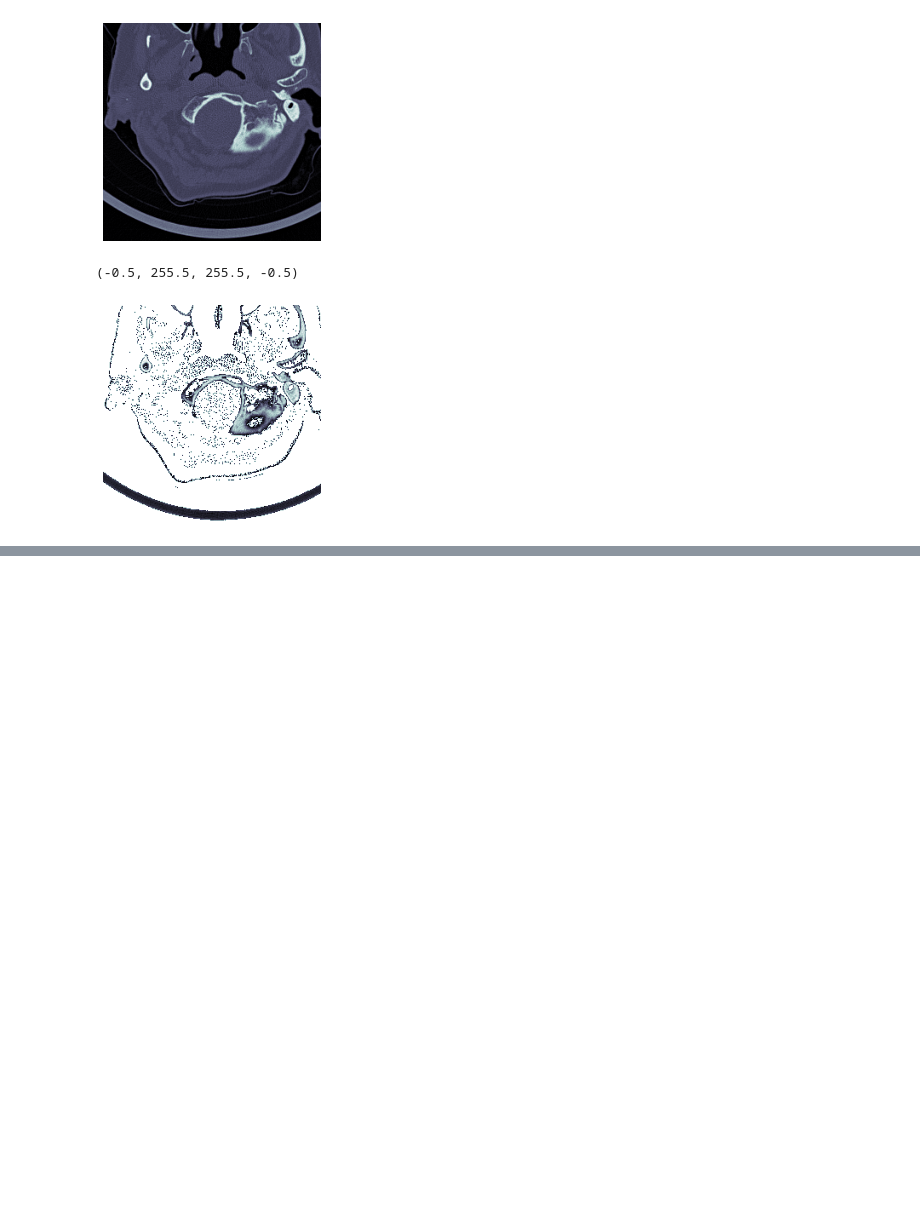
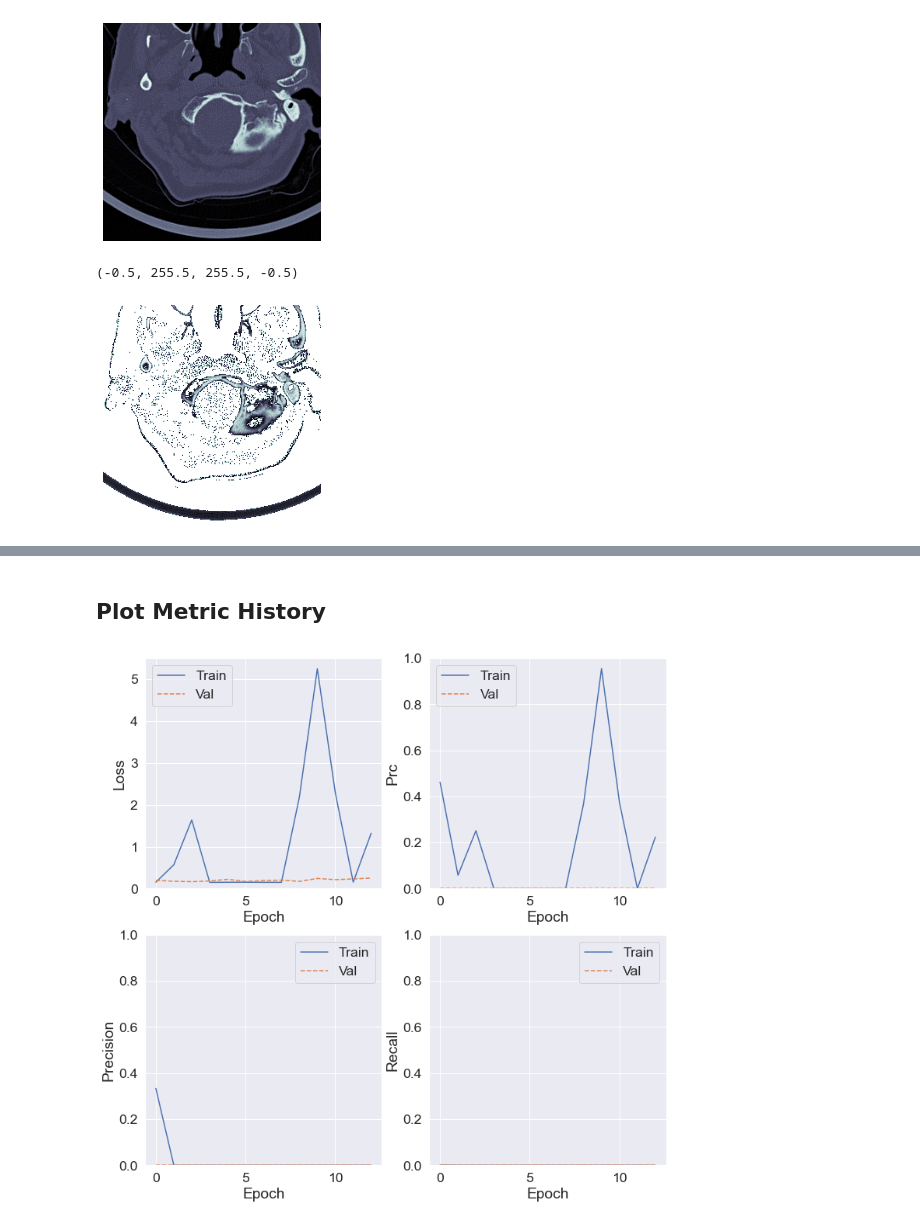
Before and after one commit to janehung04/UCB-w210-2022-fall-neckfrac, a Jupyter notebook: effnet_models/effinet_whole_model_by_vertebrae.ipynb, the cells around one changed output, grey strips where cells are left out. Drawn from its saved outputs; the diff is of its cells as text; code cells hidden in the pictures; blank space fills up the shorter version.

Commit message:
update effnet models

```diff
--- a/effinet_whole_model.ipynb
+++ b/effnet_models/effinet_whole_model_by_vertebrae.ipynb
@@ -365,12 +319,23 @@ def RSNATestGenerator(test_df, batch_size, infinite = True, base_path = test_dir
 # %%
-def get_model():
+def get_model(metrics=METRICS, output_bias=None):
+
+    if output_bias is not None:
+        output_bias = tf.keras.initializers.Constant(output_bias)
+
     inp = keras.layers.Input((None, None ,1))
     x = Conv2D(3, 3, padding = 'SAME')(inp)
     x = efficientnet.EfficientNetB5(include_top=False, weights='imagenet')(x)
     x = keras.layers.GlobalAveragePooling2D()(x)
-    out = keras.layers.Dense(7, 'sigmoid')(x)
+
+    # train individual vertebrae one at a time
+    out = keras.layers.Dense(1, 'sigmoid', bias_initializer=None)(x) #8
+
     model = keras.models.Model(inp, out)
+
     model.summary()
-    model.compile(loss="binary_crossentropy", optimizer = tf.keras.optimizers.Adam(learning_rate = 0.0001))
+
+    model.compile(loss="binary_crossentropy",
+                  optimizer = tf.keras.optimizers.Adam(learning_rate = 0.00001),#0.00005
+                  metrics=metrics)
     return model
 # %% [markdown]
@@ -531,0 +343,2 @@ df_submission.to_csv('submission.csv', index = 0)
+# %%
+trainin_step = ['C1','C2','C3','C4','C5','C6','C7','patient_overall']
@@ -531,0 +396,29 @@ df_submission.to_csv('submission.csv', index = 0)
+# %% [markdown]
+## Plot Metric History
+# %%
+def plot_metrics(history):
+    metrics = ['loss', 'prc', 'precision', 'recall']
+
+    plt.figure(figsize=(12,12))
+
+    for n, metric in enumerate(metrics):
+        name = metric.replace("_"," ").capitalize()
+
+        plt.subplot(2,2,n+1)
+        plt.plot(history.epoch, history.history[metric], label='Train')
+        plt.plot(history.epoch, history.history['val_'+metric],
+            linestyle="--", label='Val')
+        plt.xlabel('Epoch')
+        plt.ylabel(name)
+        if metric == 'loss':
+            plt.ylim([0, plt.ylim()[1]])
+        elif metric == 'auc':
+            plt.ylim([0.8,1])
+        else:
+            plt.ylim([0,1])
+
+        plt.legend()
+# %%
+plot_metrics(hist)
+# %% [output]
+[figure, added]
```
Also changed, not shown: parts of 35 cells of this notebook, 3 other files.
